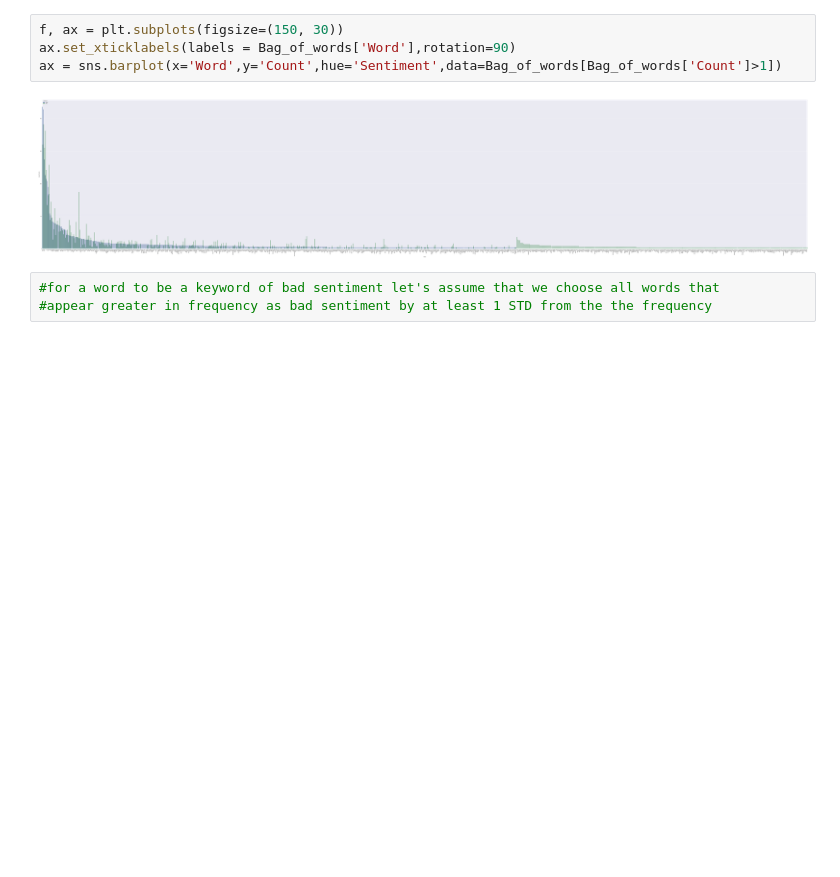
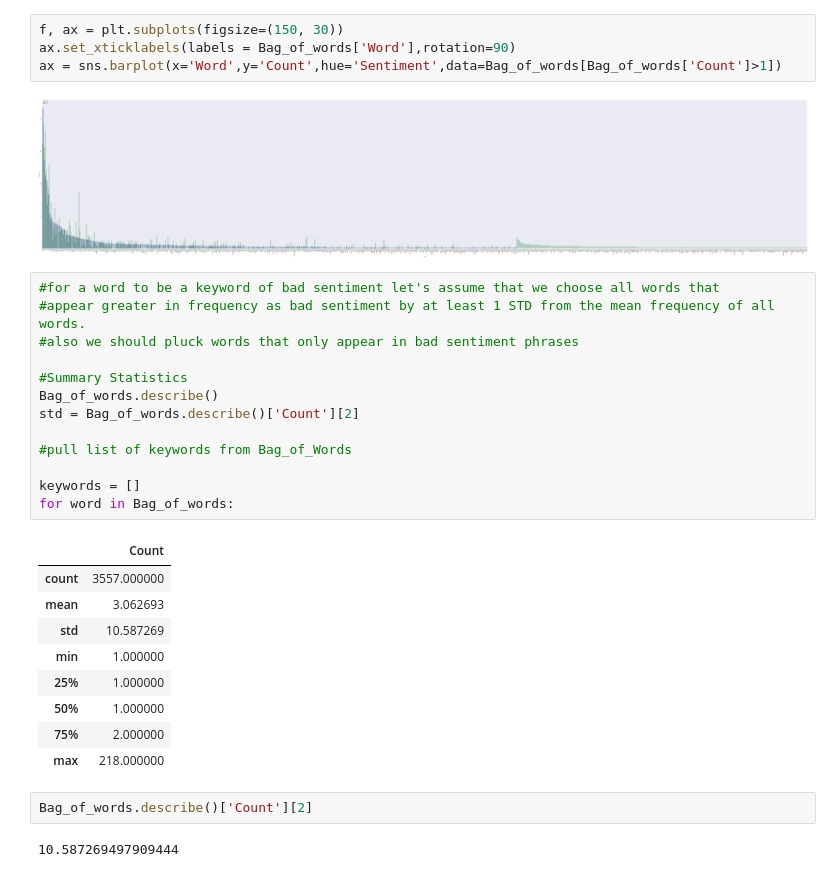
Before and after one commit to zdwhite/Thinkful-Unit-2, a Jupyter notebook: Challenge_Feedback_analysis.ipynb, the cells around one changed output. Cells and saved outputs as stored; diff of their text form; blank space fills up the shorter version.

```diff
--- a/Challenge_Feedback_analysis.ipynb
+++ b/Challenge_Feedback_analysis.ipynb
@@ -50,4 +50,28 @@ ax = sns.barplot(x='Word',y='Count',hue='Sentiment',data=Bag_of_words[Bag_of_wor
 [figure]
 # %%
 #for a word to be a keyword of bad sentiment let's assume that we choose all words that
-#appear greater in frequency as bad sentiment by at least 1 STD from the the frequency
+#appear greater in frequency as bad sentiment by at least 1 STD from the mean frequency of all words.
+#also we should pluck words that only appear in bad sentiment phrases
+
+#Summary Statistics
+Bag_of_words.describe()
+std = Bag_of_words.describe()['Count'][2]
+
+#pull list of keywords from Bag_of_Words
+
+keywords = []
+for word in Bag_of_words:
+# %% [output]
+|  | Count |
+| count | 3557.000000 |
+| mean | 3.062693 |
+| std | 10.587269 |
+| min | 1.000000 |
+| 25% | 1.000000 |
+| 50% | 1.000000 |
+| 75% | 2.000000 |
+| max | 218.000000 |
+# %%
+Bag_of_words.describe()['Count'][2]
+# %% [output]
+10.587269497909444
```
